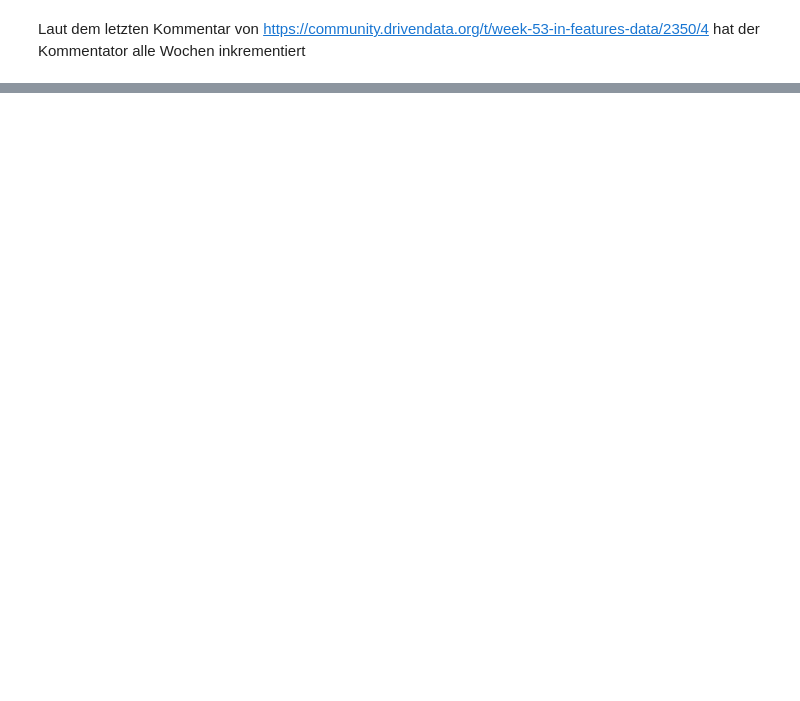
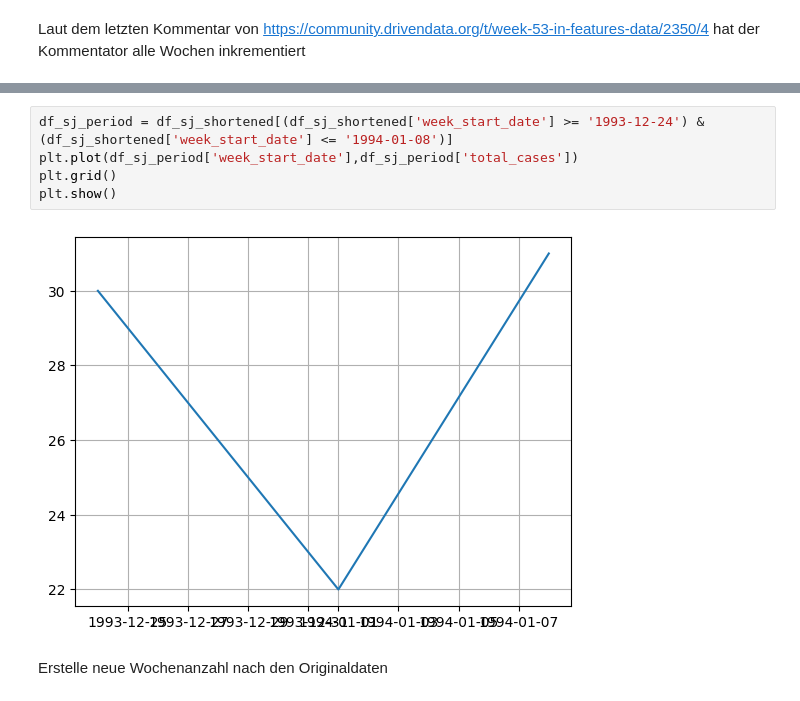
Before and after one commit to LinksMusic/predicitive-analytics, a Jupyter notebook: dengue_fever_organised.ipynb, the cells around one changed output, grey strips where cells are left out. Cells and saved outputs as stored; diff of their text form; blank space fills up the shorter version.

```diff
--- a/dengue_fever_organised.ipynb
+++ b/dengue_fever_organised.ipynb
@@ -34,0 +54,9 @@ hat der Kommentator alle Wochen inkrementiert
+# %%
+df_sj_period = df_sj_shortened[(df_sj_shortened['week_start_date'] >= '1993-12-24') & (df_sj_shortened['week_start_date'] <= '1994-01-08')]
+plt.plot(df_sj_period['week_start_date'],df_sj_period['total_cases'])
+plt.grid()
+plt.show()
+# %% [output]
+[figure, added]
+# %% [markdown]
+Erstelle neue Wochenanzahl nach den Originaldaten
```
Also changed, not shown: parts of 7 cells of this notebook, 1 other file.
